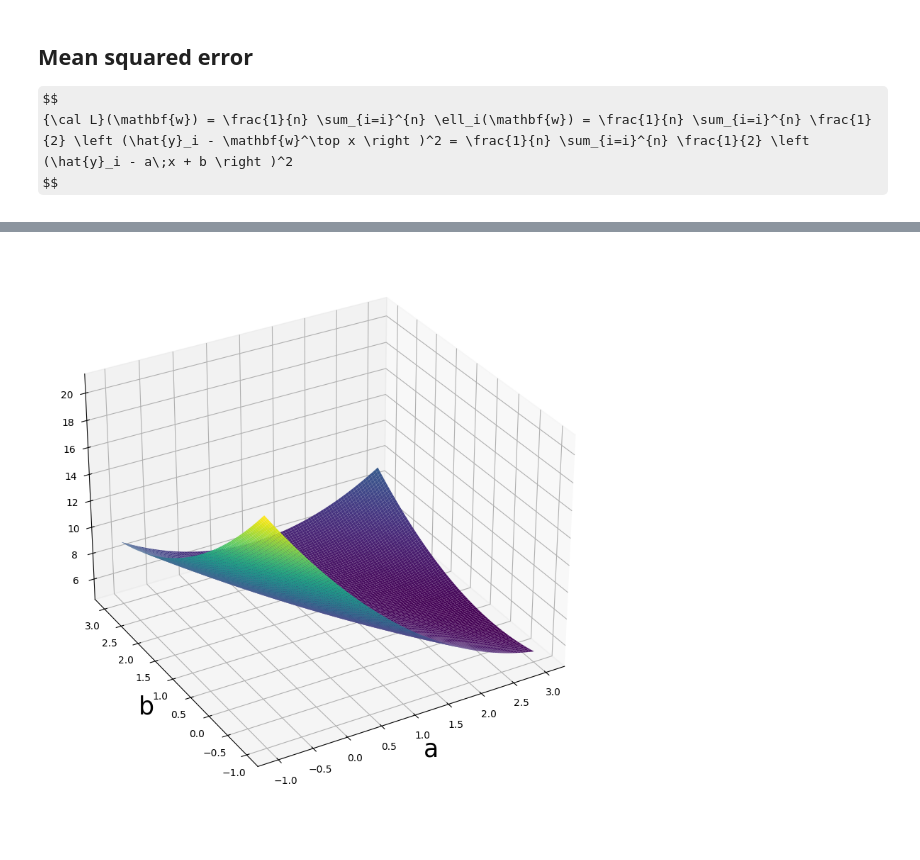
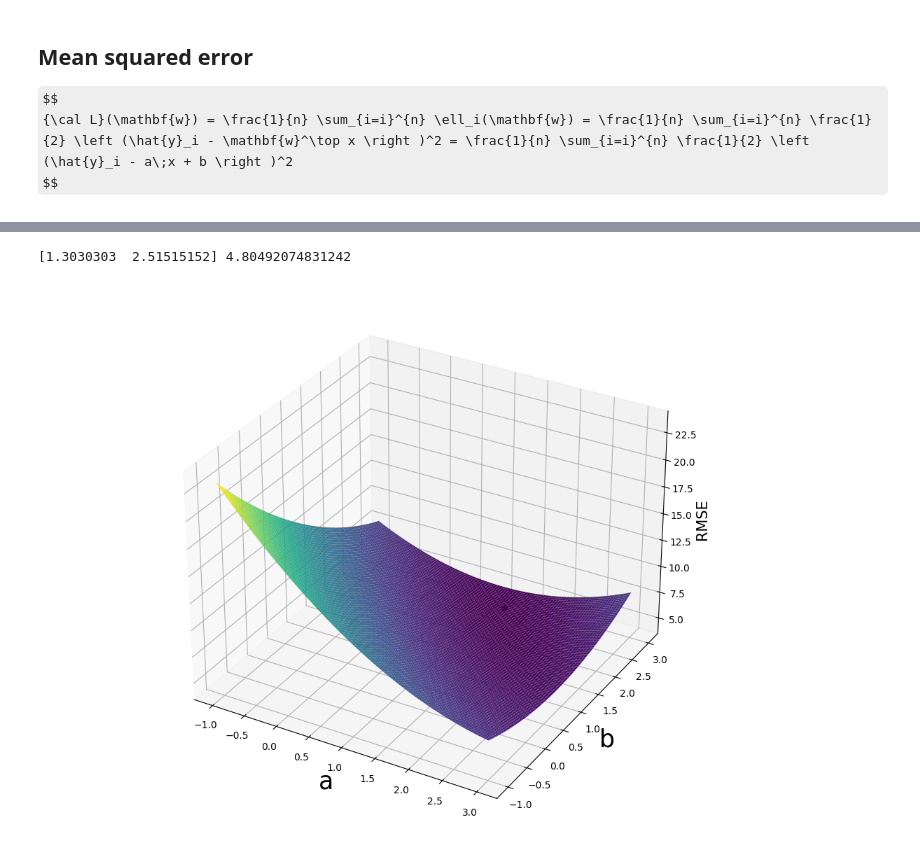
Before and after one commit to ChemAI-Lab/Math4Chem, a Jupyter notebook: website/Lecture_Notes/Coding/linear_regression_class.ipynb, the cells around one changed output, grey strips where cells are left out. Saved outputs shown, nothing was run; the diff lists cells and outputs as text; code cells hidden in the pictures; some formulas as TeX source.

```diff
--- a/website/Lecture_Notes/Coding/linear_regression_class.ipynb
+++ b/website/Lecture_Notes/Coding/linear_regression_class.ipynb
@@ -103,25 +97,33 @@ RuntimeError: 'widget is not a recognised GUI loop or backend name
 # %%
 a_grid = np.linspace(-1, 3, 100)
 b_grid = np.linspace(-1, 3,  100)
 a_, b_ = np.meshgrid(a_grid, b_grid)
 a_b = np.column_stack((a_.flatten(), b_.flatten()))
 
 total_error_ = []
 for abi in a_b:
     a,b = abi[0],abi[1]
     ei = linear_model_total_error(a, b, x, y)
     total_error_.append(ei)
+total_error_ = np.array(total_error_)
+i0 = np.argmin(total_error_)
 
-total_error_ = np.array(total_error_).reshape(a_.shape)
+ab_best = a_b[i0]
+lowest_error = total_error_[i0]
+print(ab_best, lowest_error)
+total_error_ = total_error_.reshape(a_.shape)
+
 
 plt.figure(figsize=(11, 8))
 ax = plt.axes(projection='3d')
 ax.plot_surface(a_, b_, total_error_, rstride=1, cstride=1,
                 cmap='viridis', edgecolor='none')
-
+ax.scatter(ab_best[0], ab_best[1], lowest_error,zorder=10,color='k', marker='*',s=50)
 ax.set_xlabel('a',fontsize=25)
 ax.set_ylabel('b', fontsize=25)
-ax.view_init(elev=30, azim=-120)
+ax.set_zlabel('RMSE', fontsize=15,rotation=90)
+# ax.view_init(elev=30, azim=-120)
 plt.tight_layout()
 # %% [output]
+[1.3030303  2.51515152] 4.80492074831242
-[figure, old version]
+[figure, new version]
```
Also changed, not shown: parts of 6 cells of this notebook.
